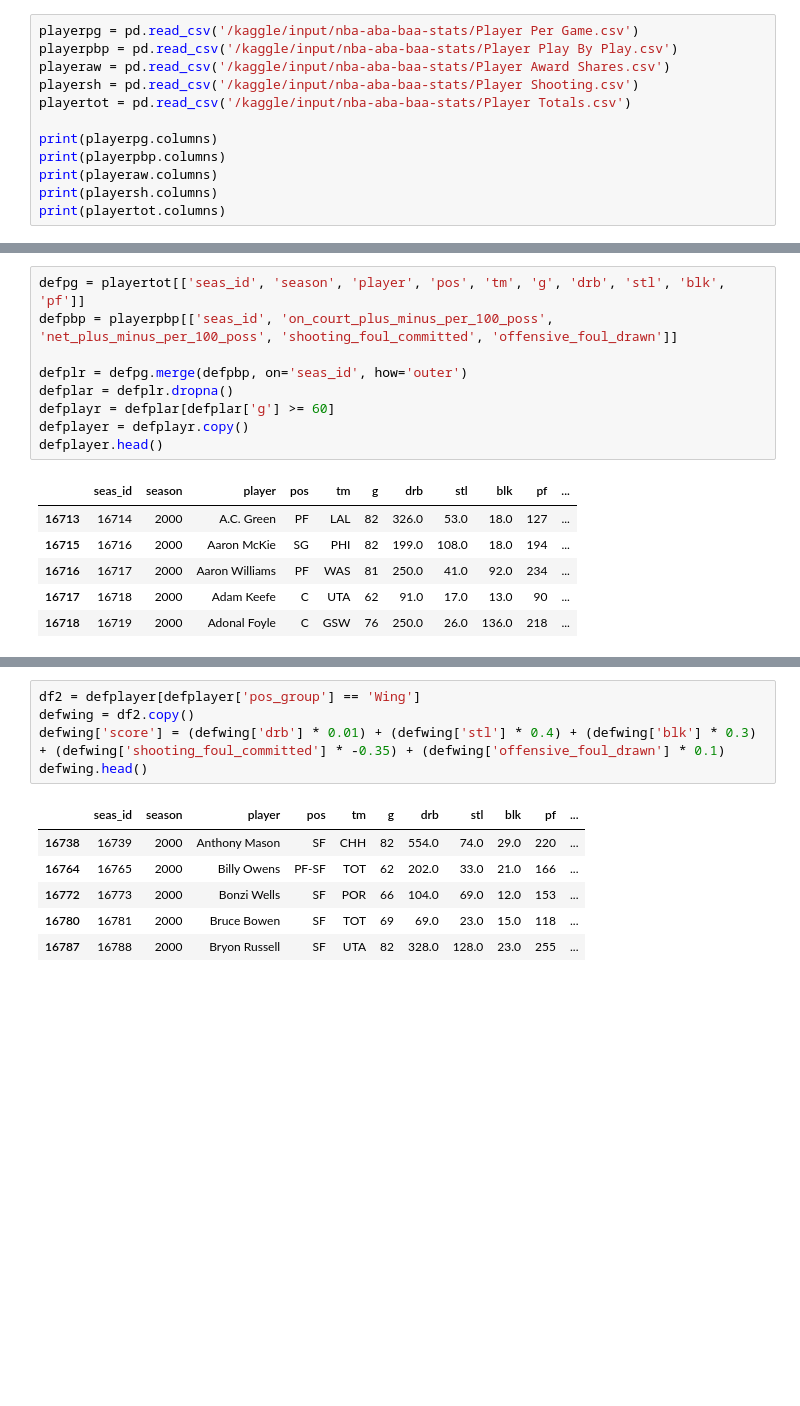
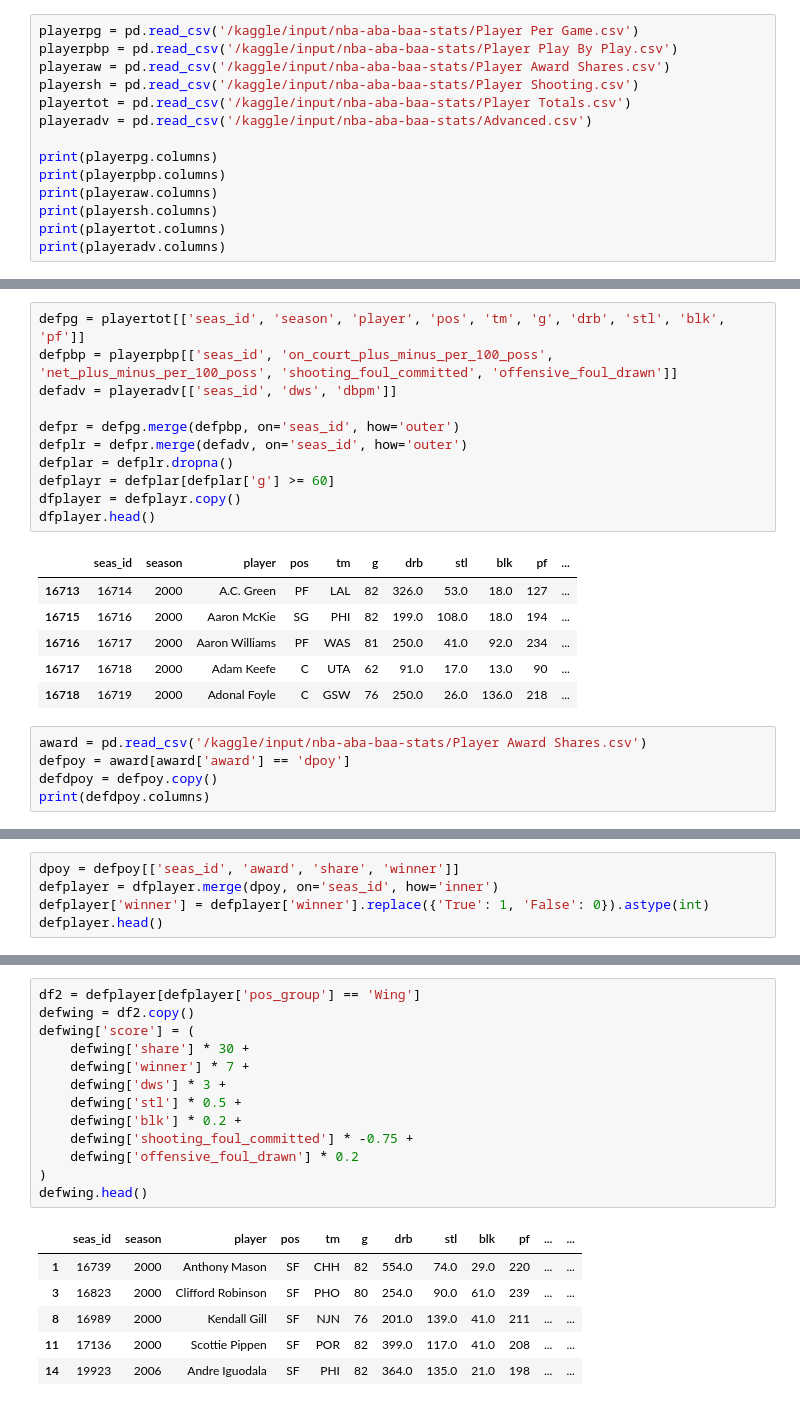
Before and after one commit to vtrackstar/Google-DA-Projects, a Jupyter notebook: best-defensive-nba-seasons.ipynb, the cells around one changed output, grey strips where cells are left out. Saved outputs shown, nothing was run; the diff lists cells and outputs as text; blank space fills up the shorter version.

```diff
--- a/best-defensive-nba-seasons.ipynb
+++ b/best-defensive-nba-seasons.ipynb
@@ -42,12 +42,14 @@ playerpbp = pd.read_csv('/kaggle/input/nba-aba-baa-stats/Player Play By Play.csv
 playeraw = pd.read_csv('/kaggle/input/nba-aba-baa-stats/Player Award Shares.csv')
 playersh = pd.read_csv('/kaggle/input/nba-aba-baa-stats/Player Shooting.csv')
 playertot = pd.read_csv('/kaggle/input/nba-aba-baa-stats/Player Totals.csv')
+playeradv = pd.read_csv('/kaggle/input/nba-aba-baa-stats/Advanced.csv')
 
 print(playerpg.columns)
 print(playerpbp.columns)
 print(playeraw.columns)
 print(playersh.columns)
 print(playertot.columns)
+print(playeradv.columns)
 # %% [output]
 Index(['seas_id', 'season', 'player_id', 'player', 'birth_year', 'pos', 'age',
        'experience', 'lg', 'tm', 'g', 'gs', 'mp_per_game', 'fg_per_game',
@@ -69,12 +71,14 @@ Index(['seas_id', 'season', 'player_id', 'player', 'birth_year', 'pos', 'age',
 # %%
 defpg = playertot[['seas_id', 'season', 'player', 'pos', 'tm', 'g', 'drb', 'stl', 'blk', 'pf']]
 defpbp = playerpbp[['seas_id', 'on_court_plus_minus_per_100_poss', 'net_plus_minus_per_100_poss', 'shooting_foul_committed', 'offensive_foul_drawn']]
+defadv = playeradv[['seas_id', 'dws', 'dbpm']]
 
-defplr = defpg.merge(defpbp, on='seas_id', how='outer')
+defpr = defpg.merge(defpbp, on='seas_id', how='outer')
+defplr = defpr.merge(defadv, on='seas_id', how='outer')
 defplar = defplr.dropna()
 defplayr = defplar[defplar['g'] >= 60]
-defplayer = defplayr.copy()
-defplayer.head()
+dfplayer = defplayr.copy()
+dfplayer.head()
 # %% [output]
 |  | seas_id | season | player | pos | tm | g | drb | stl | blk | pf | ... |
 | 16713 | 16714 | 2000 | A.C. Green | PF | LAL | 82 | 326.0 | 53.0 | 18.0 | 127 | ... |
@@ -82,3 +86,8 @@ defplayer.head()
 | 16716 | 16717 | 2000 | Aaron Williams | PF | WAS | 81 | 250.0 | 41.0 | 92.0 | 234 | ... |
 | 16717 | 16718 | 2000 | Adam Keefe | C | UTA | 62 | 91.0 | 17.0 | 13.0 | 90 | ... |
 | 16718 | 16719 | 2000 | Adonal Foyle | C | GSW | 76 | 250.0 | 26.0 | 136.0 | 218 | ... |
+# %%
+award = pd.read_csv('/kaggle/input/nba-aba-baa-stats/Player Award Shares.csv')
+defpoy = award[award['award'] == 'dpoy']
+defdpoy = defpoy.copy()
+print(defdpoy.columns)
@@ -84,0 +98,5 @@ defplayer.head()
+# %%
+dpoy = defpoy[['seas_id', 'award', 'share', 'winner']]
+defplayer = dfplayer.merge(dpoy, on='seas_id', how='inner')
+defplayer['winner'] = defplayer['winner'].replace({'True': 1, 'False': 0}).astype(int)
+defplayer.head()
@@ -122,12 +157,20 @@ defguard.head()
 # %%
 df2 = defplayer[defplayer['pos_group'] == 'Wing']
 defwing = df2.copy()
-defwing['score'] = (defwing['drb'] * 0.01) + (defwing['stl'] * 0.4) + (defwing['blk'] * 0.3) + (defwing['shooting_foul_committed'] * -0.35) + (defwing['offensive_foul_drawn'] * 0.1)
+defwing['score'] = (
+    defwing['share'] * 30 +
+    defwing['winner'] * 7 +
+    defwing['dws'] * 3 +
+    defwing['stl'] * 0.5 +
+    defwing['blk'] * 0.2 +
+    defwing['shooting_foul_committed'] * -0.75 +
+    defwing['offensive_foul_drawn'] * 0.2
+)
 defwing.head()
 # %% [output]
-|  | seas_id | season | player | pos | tm | g | drb | stl | blk | pf | ... |
-| 16738 | 16739 | 2000 | Anthony Mason | SF | CHH | 82 | 554.0 | 74.0 | 29.0 | 220 | ... |
-| 16764 | 16765 | 2000 | Billy Owens | PF-SF | TOT | 62 | 202.0 | 33.0 | 21.0 | 166 | ... |
-| 16772 | 16773 | 2000 | Bonzi Wells | SF | POR | 66 | 104.0 | 69.0 | 12.0 | 153 | ... |
-| 16780 | 16781 | 2000 | Bruce Bowen | SF | TOT | 69 | 69.0 | 23.0 | 15.0 | 118 | ... |
-| 16787 | 16788 | 2000 | Bryon Russell | SF | UTA | 82 | 328.0 | 128.0 | 23.0 | 255 | ... |
+|  | seas_id | season | player | pos | tm | g | drb | stl | blk | pf | ... | ... |
+| 1 | 16739 | 2000 | Anthony Mason | SF | CHH | 82 | 554.0 | 74.0 | 29.0 | 220 | ... | ... |
+| 3 | 16823 | 2000 | Clifford Robinson | SF | PHO | 80 | 254.0 | 90.0 | 61.0 | 239 | ... | ... |
+| 8 | 16989 | 2000 | Kendall Gill | SF | NJN | 76 | 201.0 | 139.0 | 41.0 | 211 | ... | ... |
+| 11 | 17136 | 2000 | Scottie Pippen | SF | POR | 82 | 399.0 | 117.0 | 41.0 | 208 | ... | ... |
+| 14 | 19923 | 2006 | Andre Iguodala | SF | PHI | 82 | 364.0 | 135.0 | 21.0 | 198 | ... | ... |
```
Also changed, not shown: parts of 15 cells of this notebook.
